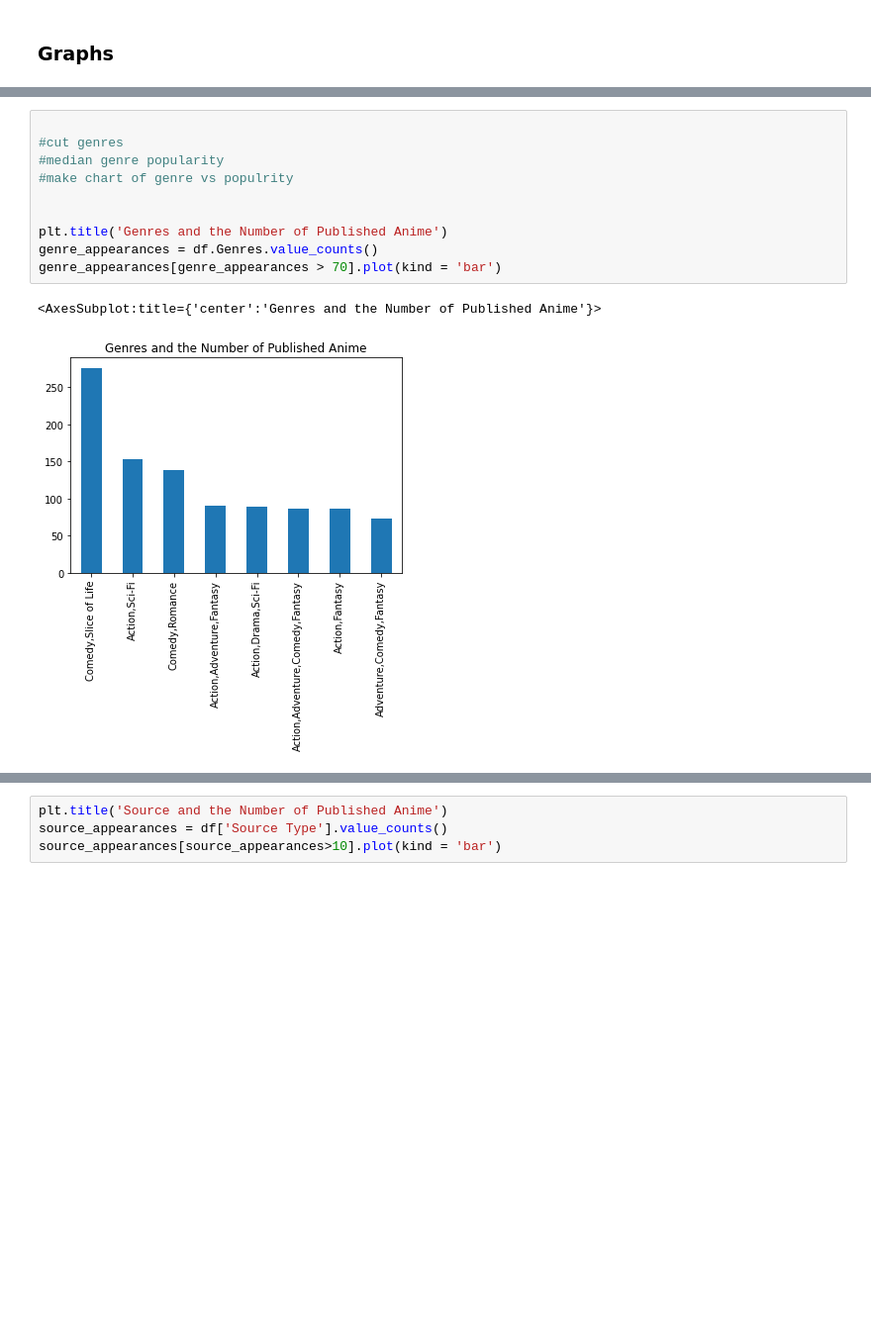
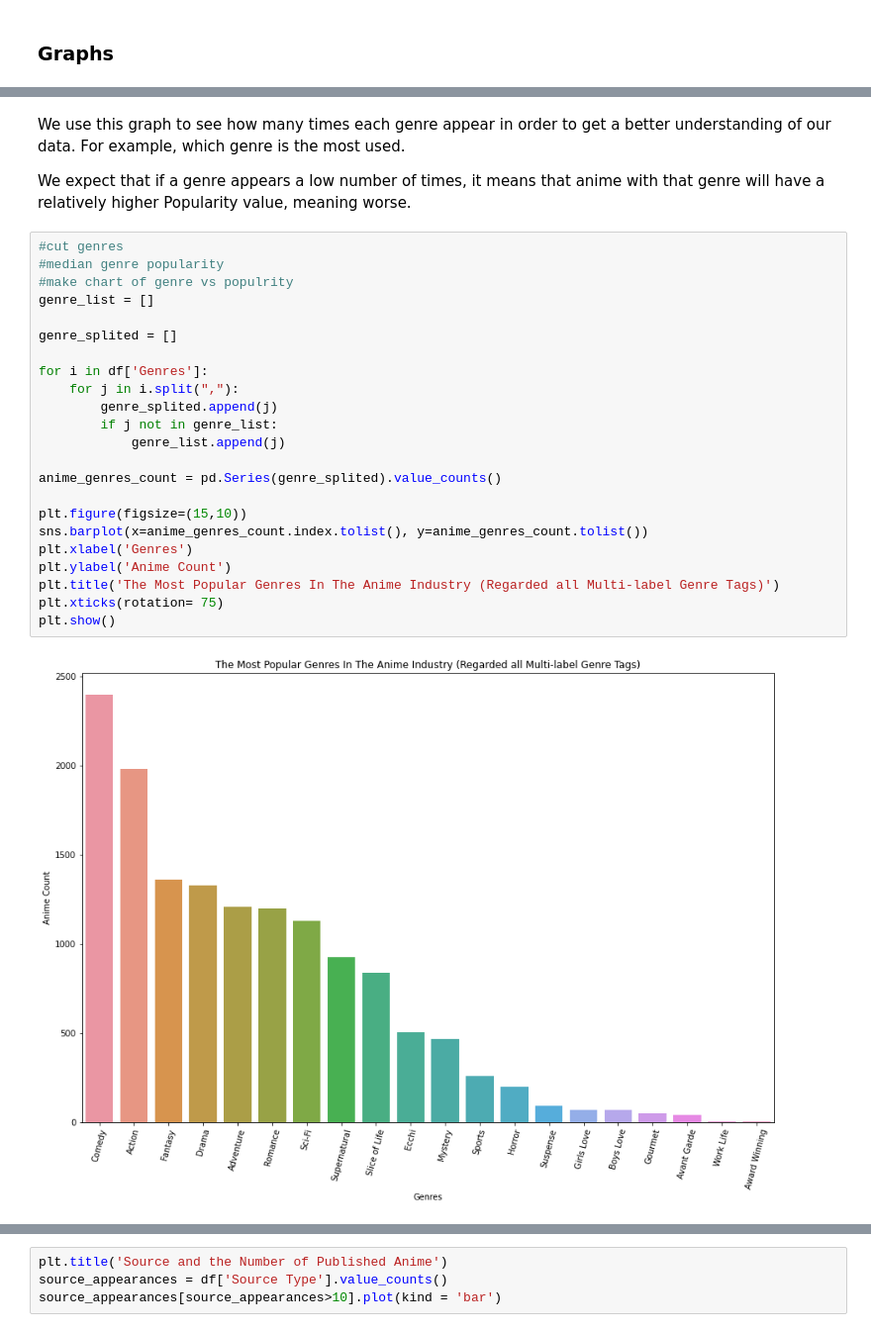
Before and after one commit to TamirIsCool/DataScIntro, a Jupyter notebook: Classification/WebScraping/prediction_groundwork_for_tommorow.ipynb, the cells around one changed output, grey strips where cells are left out. Shown at 99% size. Cells and saved outputs as stored; diff of their text form; blank space fills up the shorter version.

```diff
--- a/Classification/WebScraping/prediction_groundwork_for_tommorow.ipynb
+++ b/Classification/WebScraping/prediction_groundwork_for_tommorow.ipynb
@@ -361,13 +349,30 @@ studio_appearances[studio_appearances > 70].plot(kind = 'bar')
-# %%
-
-#cut genres
-#median genre popularity
-#make chart of genre vs populrity
-
-
-plt.title('Genres and the Number of Published Anime')
-genre_appearances = df.Genres.value_counts()
-genre_appearances[genre_appearances > 70].plot(kind = 'bar')
-# %% [output]
-<AxesSubplot:title={'center':'Genres and the Number of Published Anime'}>
-[figure, removed]
+# %% [markdown]
+We use this graph to see how many times each genre appear in order to get a better understanding of our data.
+For example, which genre is the most used.
+
+We expect that if a genre appears a low number of times, it means that anime with that genre will have a relatively higher Popularity value, meaning worse.
+# %%
+#cut genres
+#median genre popularity
+#make chart of genre vs populrity
+genre_list = []
+
+genre_splited = []
+
+for i in df['Genres']:
+    for j in i.split(","):
+        genre_splited.append(j)
+        if j not in genre_list:
+            genre_list.append(j)
+
+anime_genres_count = pd.Series(genre_splited).value_counts()
+
+plt.figure(figsize=(15,10))
+sns.barplot(x=anime_genres_count.index.tolist(), y=anime_genres_count.tolist())
+plt.xlabel('Genres')
+plt.ylabel('Anime Count')
+plt.title('The Most Popular Genres In The Anime Industry (Regarded all Multi-label Genre Tags)')
+plt.xticks(rotation= 75)
+plt.show()
+# %% [output]
+[figure, added]
```
Also changed, not shown: parts of 21 cells of this notebook.
